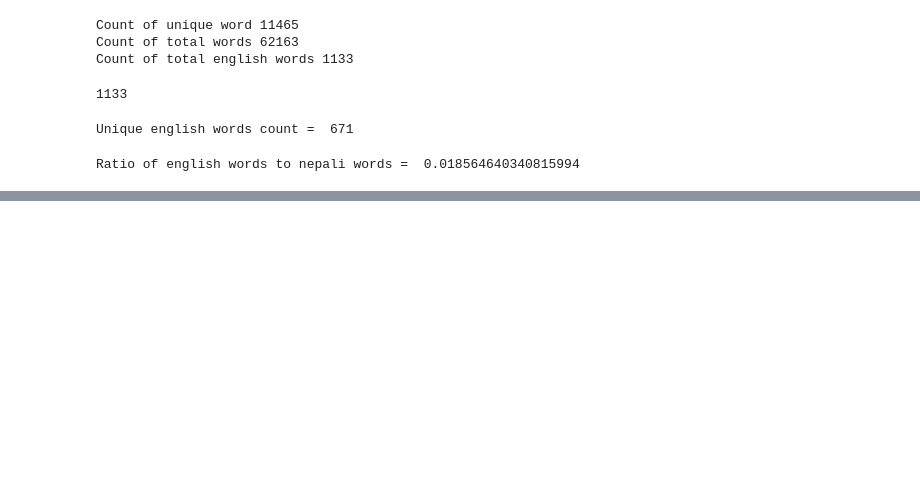
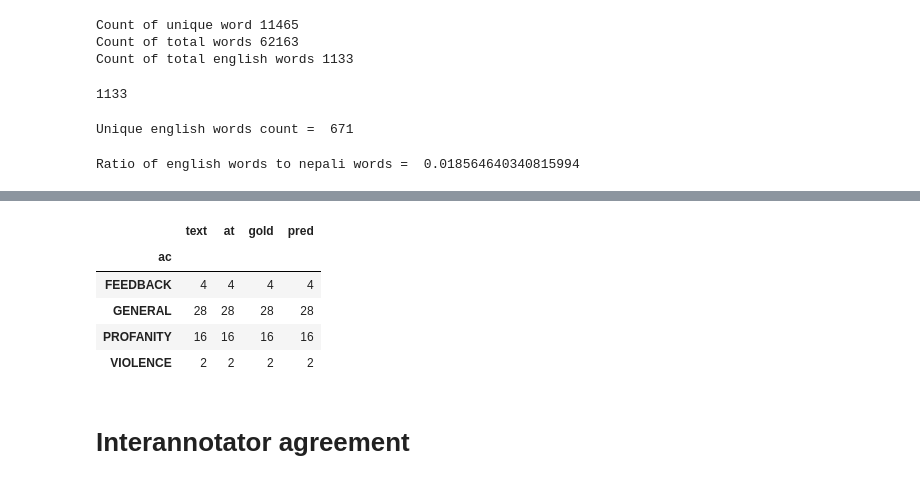
Before and after one commit to oya163/nepali-sentiment-analysis, a Jupyter notebook: playground/playground.ipynb, the cells around one changed output, grey strips where cells are left out. Saved outputs shown, nothing was run; the diff lists cells and outputs as text; code cells hidden in the pictures; blank space fills up the shorter version.

```diff
--- a/playground/playground.ipynb
+++ b/playground/playground.ipynb
@@ -578,0 +664,12 @@ Ratio of english words to nepali words =  0.018564640340815994
+# %%
+# Display false negative
+df_false_neg.groupby('ac').count()
+# %% [output]
+|  | text | at | gold | pred |
+| ac |  |  |  |  |
+| FEEDBACK | 4 | 4 | 4 | 4 |
+| GENERAL | 28 | 28 | 28 | 28 |
+| PROFANITY | 16 | 16 | 16 | 16 |
+| VIOLENCE | 2 | 2 | 2 | 2 |
+# %% [markdown]
+# Interannotator agreement
```
Also changed, not shown: parts of 11 cells of this notebook, 1 other file.
